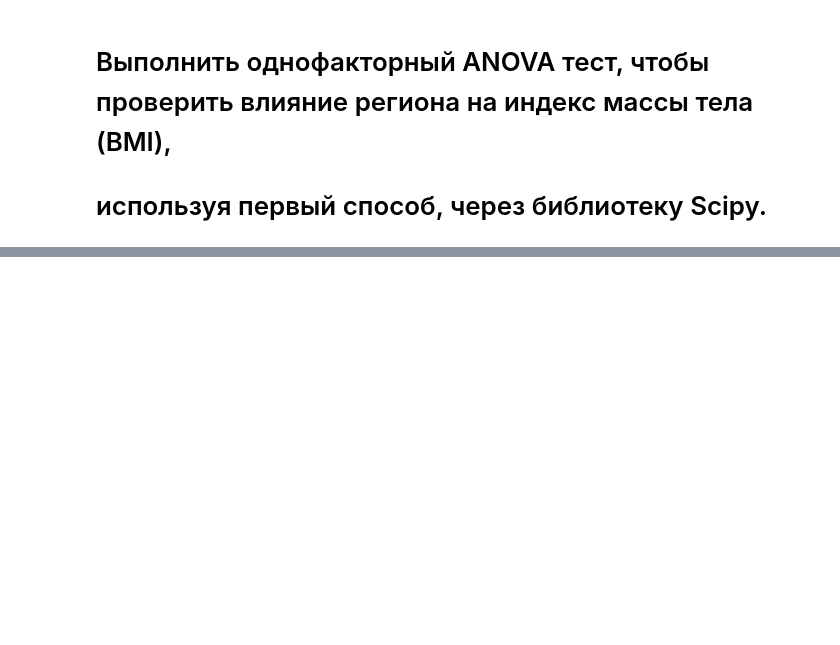
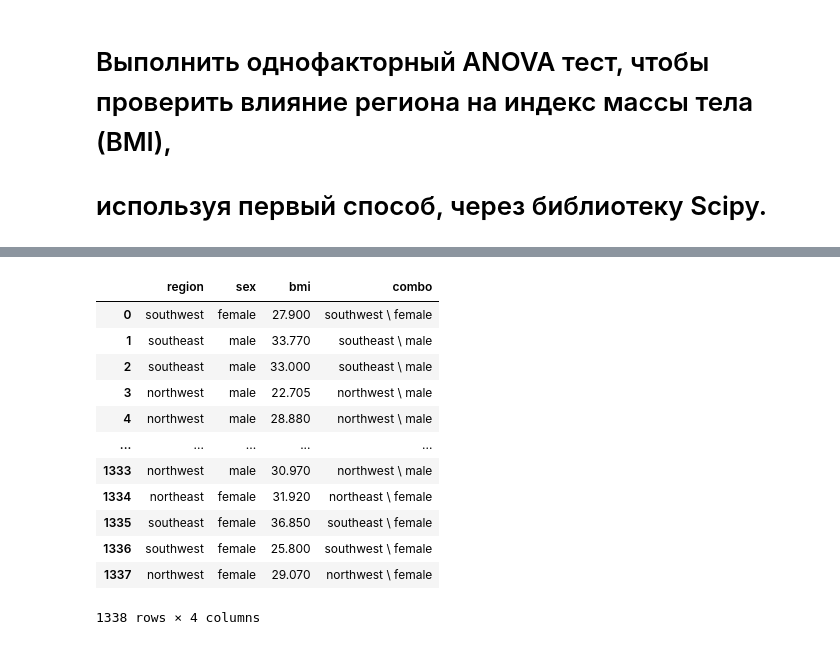
Before and after one commit to FilippYV/Big_Data_analysis_technologies_and_tools, a Jupyter notebook: Practical_work/Pr_4.ipynb, the cells around one changed output, grey strips where cells are left out. Drawn from its saved outputs; the diff is of its cells as text; code cells hidden in the pictures; blank space fills up the shorter version.

```diff
--- a/Practical_work/Pr_4.ipynb
+++ b/Practical_work/Pr_4.ipynb
@@ -541,0 +733,17 @@ Name: count, dtype: int64
+# %%
+anova_two['combo'] = anova_two['region'] + ' \ ' + anova_two['sex']
+anova_two
+# %% [output]
+|  | region | sex | bmi | combo |
+| 0 | southwest | female | 27.900 | southwest \ female |
+| 1 | southeast | male | 33.770 | southeast \ male |
+| 2 | southeast | male | 33.000 | southeast \ male |
+| 3 | northwest | male | 22.705 | northwest \ male |
+| 4 | northwest | male | 28.880 | northwest \ male |
+| ... | ... | ... | ... | ... |
+| 1333 | northwest | male | 30.970 | northwest \ male |
+| 1334 | northeast | female | 31.920 | northeast \ female |
+| 1335 | southeast | female | 36.850 | southeast \ female |
+| 1336 | southwest | female | 25.800 | southwest \ female |
+| 1337 | northwest | female | 29.070 | northwest \ female |
+1338 rows × 4 columns
```
Also changed, not shown: parts of 29 cells of this notebook, 1 other file.
